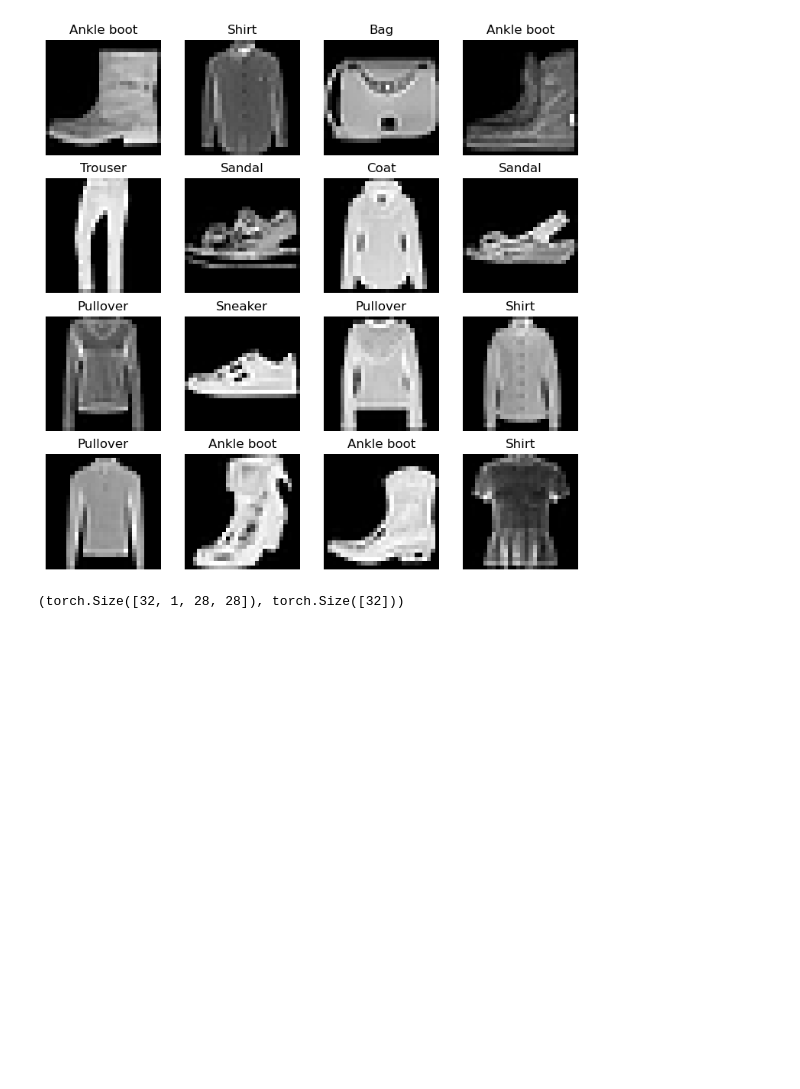
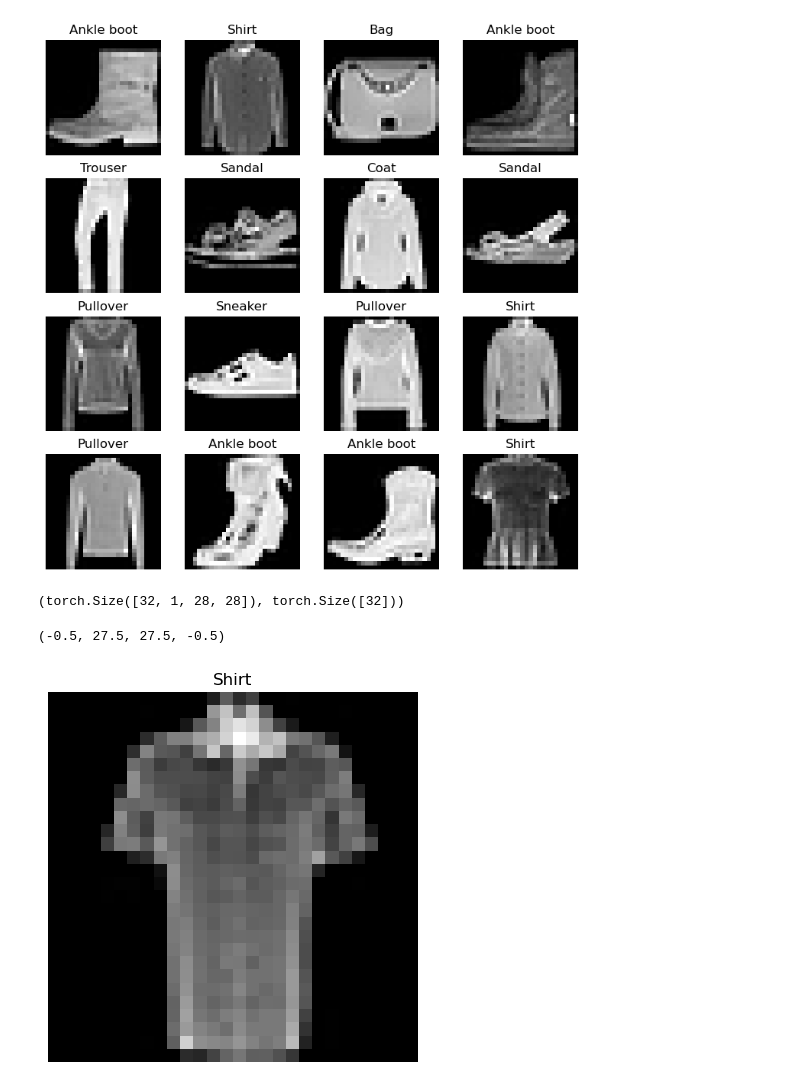
Before and after one commit to Vozikis/Pytorch-for-deep-learning, a Jupyter notebook: 03_pytorch_computer_vision.ipynb, the cells around one changed output. Drawn from its saved outputs; the diff is of its cells as text; code cells hidden in the pictures; blank space fills up the shorter version.

Commit message:
getting and plotting data

```diff
--- a/03_pytorch_computer_vision.ipynb
+++ b/03_pytorch_computer_vision.ipynb
@@ -133,3 +133,14 @@ train_features_batch, train_labels_batch = next(iter(train_dataloader)) #turn in
 train_features_batch.shape, train_labels_batch.shape
 # %% [output]
 (torch.Size([32, 1, 28, 28]), torch.Size([32]))
+# %%
+#show a sample
+torch.manual_seed(42)
+random_idx = torch.randint(0, len(train_features_batch),size=[1]).item()
+img, label = train_features_batch[random_idx], train_labels_batch[random_idx]
+plt.imshow(img.squeeze(), cmap= "gray" )
+plt.title(class_names[label])
+plt.axis(False)
+# %% [output]
+(-0.5, 27.5, 27.5, -0.5)
+[figure, added]
```
